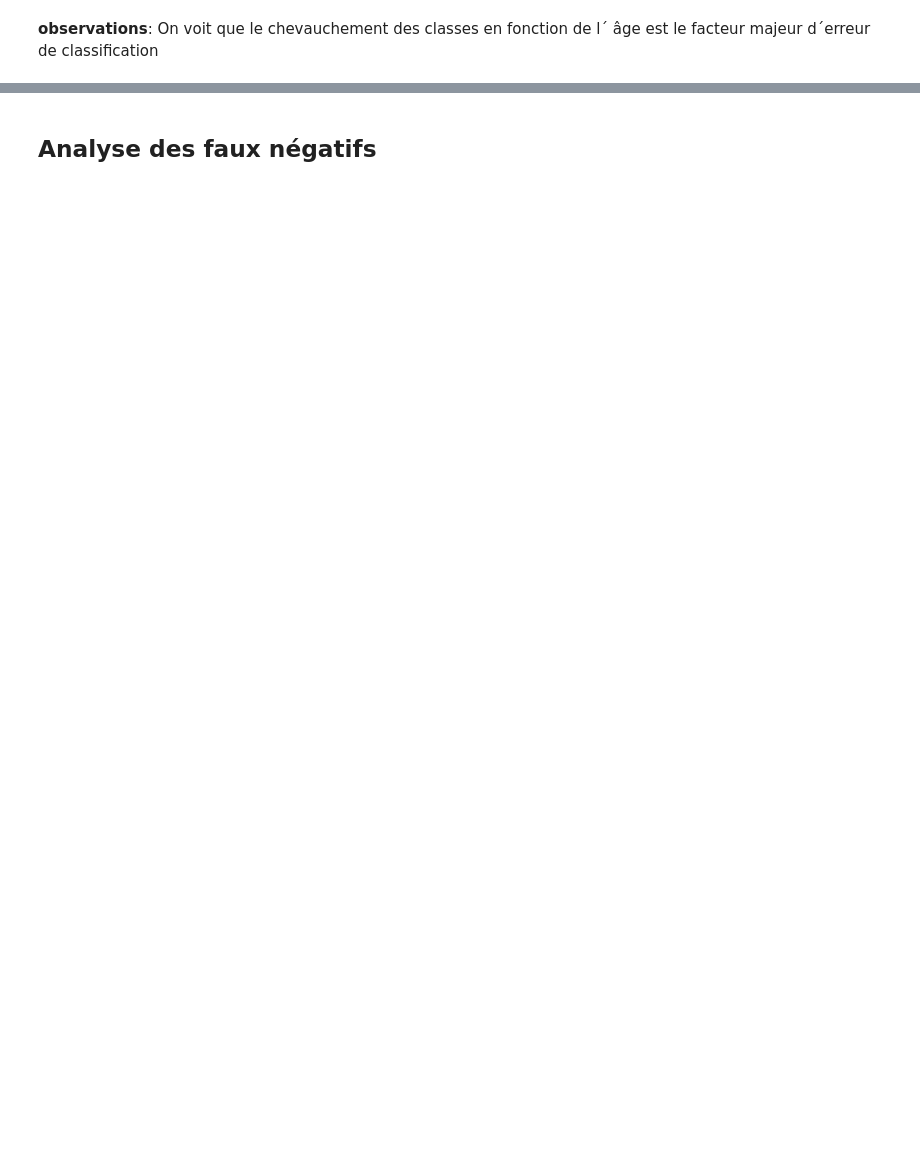
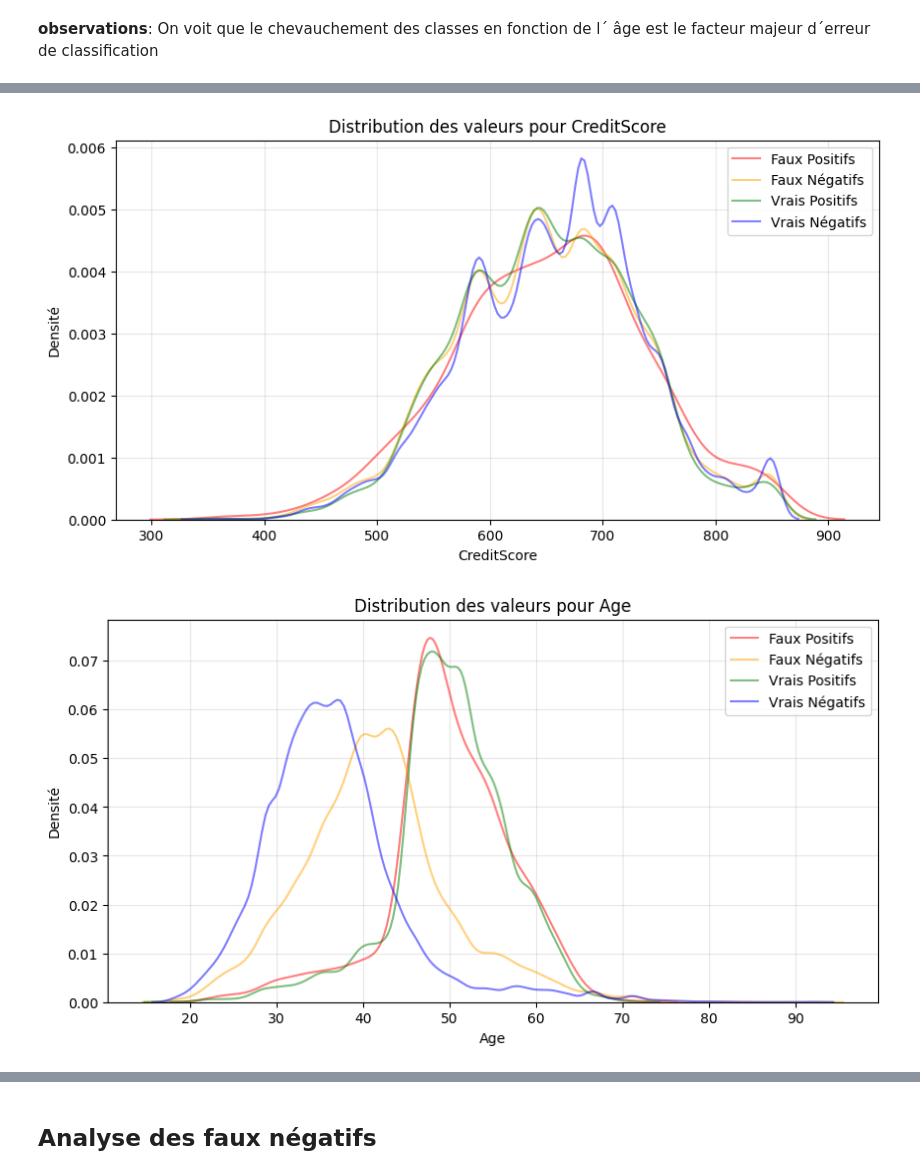
Before and after one commit to lbihin/mlpro-classification-bank-churn-2025, a Jupyter notebook: modelisation/analyse_mauvaise_prediction.ipynb, the cells around one changed output, grey strips where cells are left out. Cells and saved outputs as stored; diff of their text form; code cells hidden in the pictures; blank space fills up the shorter version.

```diff
--- a/modelisation/analyse_mauvaise_prediction.ipynb
+++ b/modelisation/analyse_mauvaise_prediction.ipynb
@@ -172,21 +143,24 @@ plt.show()
 # %%
 # Analyse approfondie des erreurs
 # Comparaison des distributions des variables pour les faux positifs et faux négatifs
 import seaborn as sns
 
 # Sélectionner les colonnes numériques
 numeric_columns = X.select_dtypes(include=['number']).columns
 
 # Créer des visualisations pour chaque variable numérique
 for feature in numeric_columns:
     plt.figure(figsize=(10, 5))
-    sns.kdeplot(X.loc[fp_mask, feature], label='Faux Positifs', color='red', fill=True, alpha=0.5)
-    sns.kdeplot(X.loc[fn_mask, feature], label='Faux Négatifs', color='orange', fill=True, alpha=0.5)
-    sns.kdeplot(X.loc[tp_mask, feature], label='Vrais Positifs', color='green', fill=True, alpha=0.5)
-    sns.kdeplot(X.loc[tn_mask, feature], label='Vrais Négatifs', color='blue', fill=True, alpha=0.5)
+    sns.kdeplot(X.loc[fp_mask, feature], label='Faux Positifs', color='red', fill=False, alpha=0.5)
+    sns.kdeplot(X.loc[fn_mask, feature], label='Faux Négatifs', color='orange', fill=False, alpha=0.5)
+    sns.kdeplot(X.loc[tp_mask, feature], label='Vrais Positifs', color='green', fill=False, alpha=0.5)
+    sns.kdeplot(X.loc[tn_mask, feature], label='Vrais Négatifs', color='blue', fill=False, alpha=0.5)
     plt.title(f"Distribution des valeurs pour {feature}")
     plt.xlabel(feature)
     plt.ylabel("Densité")
     plt.legend()
     plt.grid(alpha=0.3)
     plt.show()
+# %% [output]
+[figure, added]
+[figure, added]
```
Also changed, not shown: parts of 11 cells of this notebook, 4 other files.
